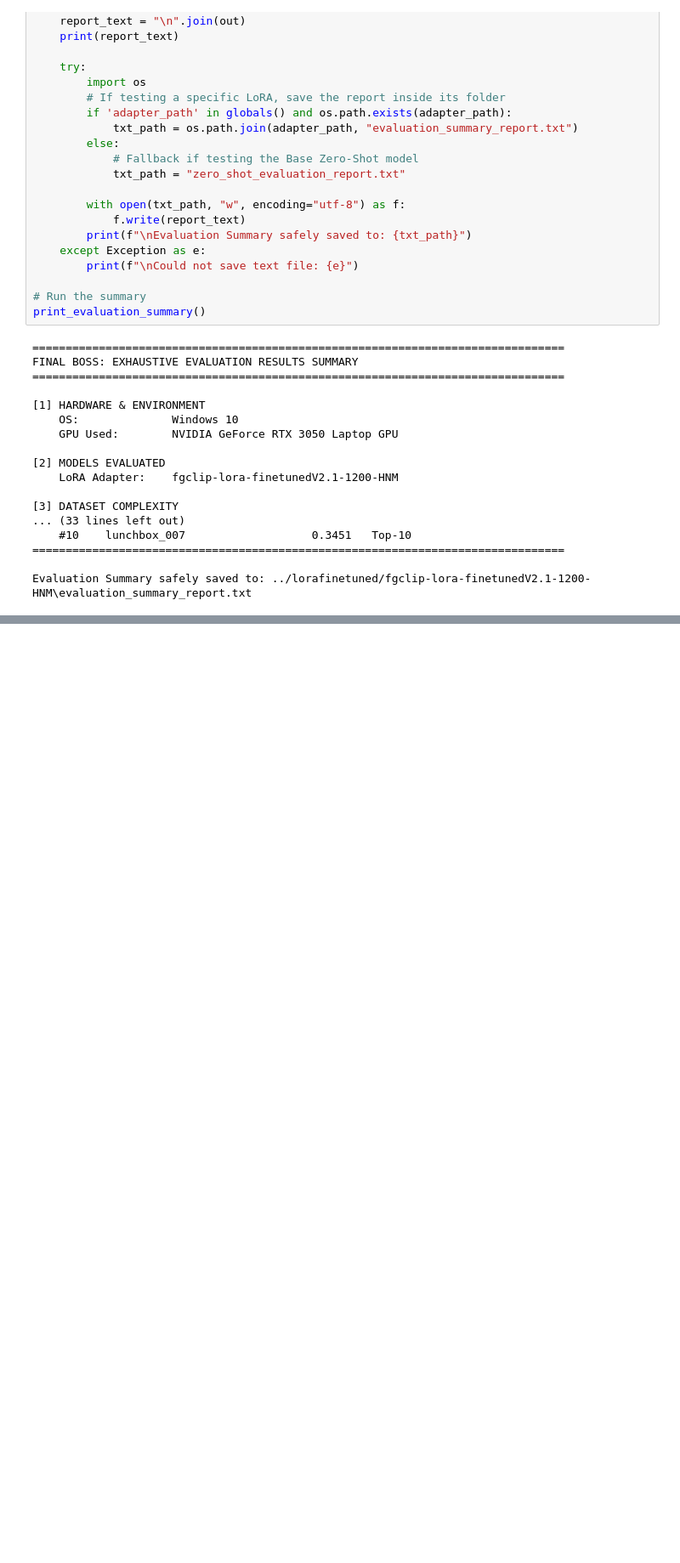
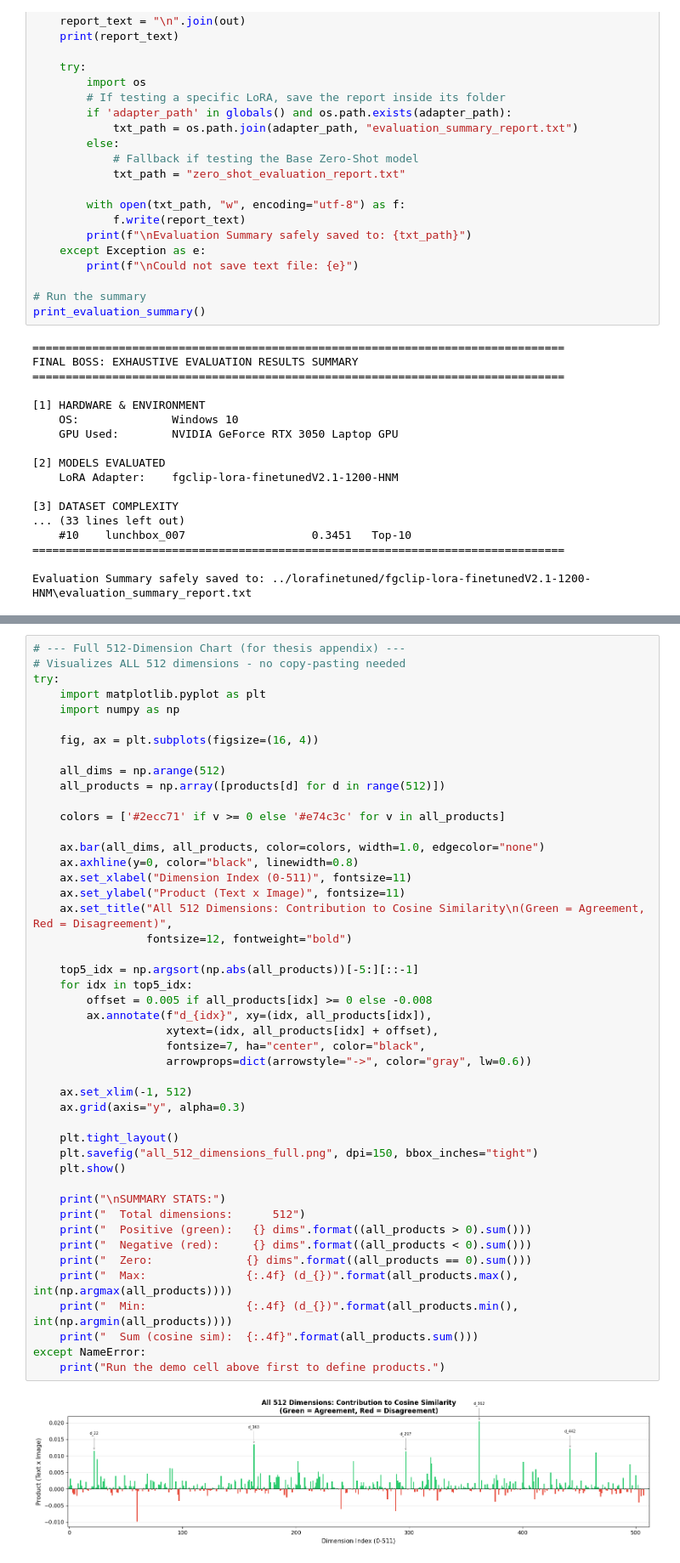
Before and after one commit to gorggogi/fgclip, a Jupyter notebook: fgclipevaluation/Copy_of_fgclipEvaluation_V2_1_1200_HNM.ipynb, the cells around one changed output, grey strips where cells are left out. Shown at 85% size. Saved outputs shown, nothing was run; the diff lists cells and outputs as text; blank space fills up the shorter version.

```diff
--- a/fgclipevaluation/Copy_of_fgclipEvaluation_V2_1_1200_HNM.ipynb
+++ b/fgclipevaluation/Copy_of_fgclipEvaluation_V2_1_1200_HNM.ipynb
@@ -1016,0 +1191,48 @@ Rank   Item Name                      Score
+# %%
+# --- Full 512-Dimension Chart (for thesis appendix) ---
+# Visualizes ALL 512 dimensions - no copy-pasting needed
+try:
+    import matplotlib.pyplot as plt
+    import numpy as np
+
+    fig, ax = plt.subplots(figsize=(16, 4))
+
+    all_dims = np.arange(512)
+    all_products = np.array([products[d] for d in range(512)])
+
+    colors = ['#2ecc71' if v >= 0 else '#e74c3c' for v in all_products]
+
+    ax.bar(all_dims, all_products, color=colors, width=1.0, edgecolor="none")
+    ax.axhline(y=0, color="black", linewidth=0.8)
+    ax.set_xlabel("Dimension Index (0-511)", fontsize=11)
+    ax.set_ylabel("Product (Text x Image)", fontsize=11)
+    ax.set_title("All 512 Dimensions: Contribution to Cosine Similarity\n(Green = Agreement, Red = Disagreement)",
+                 fontsize=12, fontweight="bold")
+
+    top5_idx = np.argsort(np.abs(all_products))[-5:][::-1]
+    for idx in top5_idx:
+        offset = 0.005 if all_products[idx] >= 0 else -0.008
+        ax.annotate(f"d_{idx}", xy=(idx, all_products[idx]),
+                    xytext=(idx, all_products[idx] + offset),
+                    fontsize=7, ha="center", color="black",
+                    arrowprops=dict(arrowstyle="->", color="gray", lw=0.6))
+
+    ax.set_xlim(-1, 512)
+    ax.grid(axis="y", alpha=0.3)
+
+    plt.tight_layout()
+    plt.savefig("all_512_dimensions_full.png", dpi=150, bbox_inches="tight")
+    plt.show()
+
+    print("\nSUMMARY STATS:")
+    print("  Total dimensions:      512")
+    print("  Positive (green):   {} dims".format((all_products > 0).sum()))
+    print("  Negative (red):     {} dims".format((all_products < 0).sum()))
+    print("  Zero:              {} dims".format((all_products == 0).sum()))
+    print("  Max:               {:.4f} (d_{})".format(all_products.max(), int(np.argmax(all_products))))
+    print("  Min:               {:.4f} (d_{})".format(all_products.min(), int(np.argmin(all_products))))
+    print("  Sum (cosine sim):  {:.4f}".format(all_products.sum()))
+except NameError:
+    print("Run the demo cell above first to define products.")
+# %% [output]
+[figure, added]
```
Also changed, not shown: parts of 10 cells of this notebook, 7 other files.
